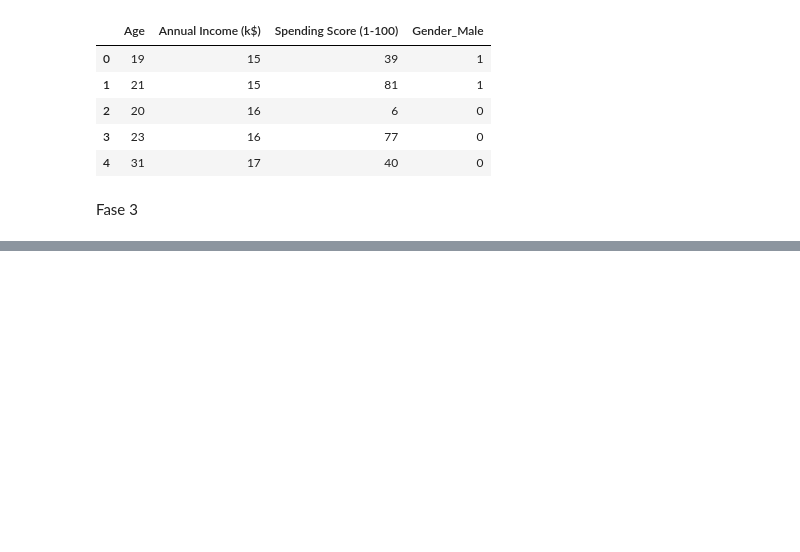
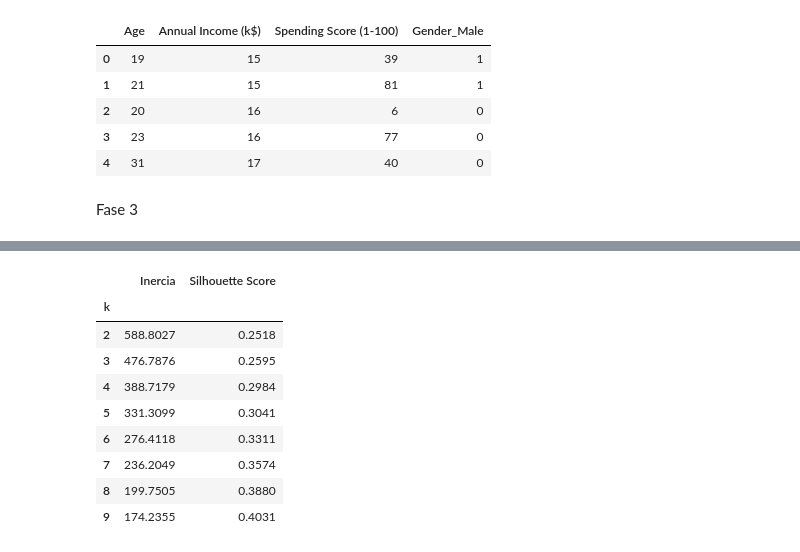
Before and after one commit to lacastrilf/Workshops-Machine-Learning, a Jupyter notebook: 03_Workshop/mall_customers_clustering.ipynb, the cells around one changed output, grey strips where cells are left out. Saved outputs shown, nothing was run; the diff lists cells and outputs as text; code cells hidden in the pictures; blank space fills up the shorter version.

```diff
--- a/03_Workshop/mall_customers_clustering.ipynb
+++ b/03_Workshop/mall_customers_clustering.ipynb
@@ -120,0 +134,29 @@ labels = model.fit_predict(X_scaled)
+# %%
+import warnings
+warnings.filterwarnings("ignore", category=RuntimeWarning)
+
+
+results = []
+
+for k, inertia in zip(ks, inertias):
+    model = KMeans(n_clusters=k, random_state=42, n_init=10)
+    labels_k = model.fit_predict(X_scaled)
+    results.append({
+        "k": k,
+        "Inercia": inertia,
+        "Silhouette Score": silhouette_score(X_scaled, labels_k),
+    })
+
+df_kmeans = pd.DataFrame(results).set_index("k")
+df_kmeans.round(4)
+# %% [output]
+|  | Inercia | Silhouette Score |
+| k |  |  |
+| 2 | 588.8027 | 0.2518 |
+| 3 | 476.7876 | 0.2595 |
+| 4 | 388.7179 | 0.2984 |
+| 5 | 331.3099 | 0.3041 |
+| 6 | 276.4118 | 0.3311 |
+| 7 | 236.2049 | 0.3574 |
+| 8 | 199.7505 | 0.3880 |
+| 9 | 174.2355 | 0.4031 |
```
Also changed, not shown: parts of 4 cells of this notebook.
